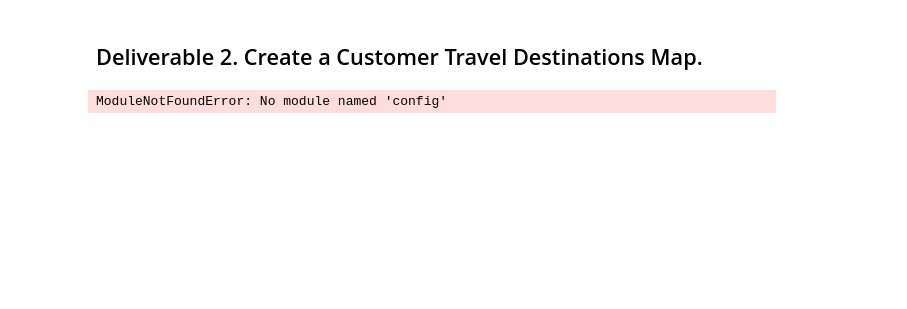
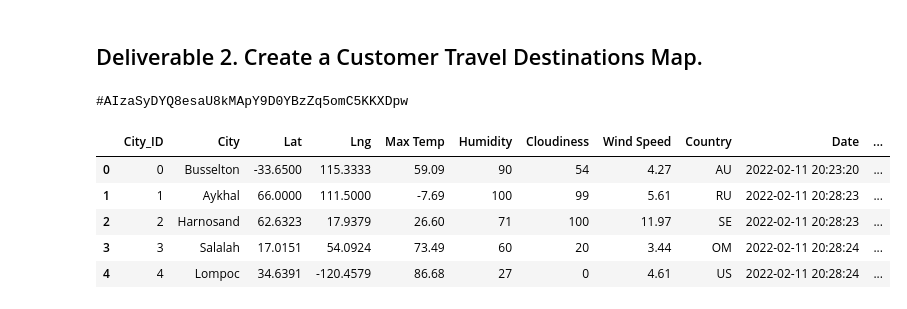
Before and after one commit to Beetleee/World_Weather_Analysis, a Jupyter notebook: Vacation_Search/Vacation_Search.ipynb, the cells around one changed output. Drawn from its saved outputs; the diff is of its cells as text; code cells hidden in the pictures; blank space fills up the shorter version.

```diff
--- a/Vacation_Search/Vacation_Search.ipynb
+++ b/Vacation_Search/Vacation_Search.ipynb
@@ -11,11 +11,19 @@ from config import g_key
 
 # Configure gmaps API key
 gmaps.configure(api_key=g_key)
+print(g_key)
 # %% [output]
-ModuleNotFoundError: No module named 'config'
+#AIzaSyDYQ8esaU8kMApY9D0YBzZq5omC5KKXDpw
 # %%
 # 1. Import the WeatherPy_database.csv file.
-city_data_df = pd.read_csv("Weather_Database/WeatherPy_database.csv")
+city_data_df = pd.read_csv("../Weather_Database/WeatherPy_database.csv")
 city_data_df.head()
+# %% [output]
+|  | City_ID | City | Lat | Lng | Max Temp | Humidity | Cloudiness | Wind Speed | Country | Date | ... |
+| 0 | 0 | Busselton | -33.6500 | 115.3333 | 59.09 | 90 | 54 | 4.27 | AU | 2022-02-11 20:23:20 | ... |
+| 1 | 1 | Aykhal | 66.0000 | 111.5000 | -7.69 | 100 | 99 | 5.61 | RU | 2022-02-11 20:28:23 | ... |
+| 2 | 2 | Harnosand | 62.6323 | 17.9379 | 26.60 | 71 | 100 | 11.97 | SE | 2022-02-11 20:28:23 | ... |
+| 3 | 3 | Salalah | 17.0151 | 54.0924 | 73.49 | 60 | 20 | 3.44 | OM | 2022-02-11 20:28:24 | ... |
+| 4 | 4 | Lompoc | 34.6391 | -120.4579 | 86.68 | 27 | 0 | 4.61 | US | 2022-02-11 20:28:24 | ... |
 # %%
 # 2. Prompt the user to enter minimum and maximum temperature criteria
```
Also changed, not shown: parts of 10 cells of this notebook, 3 other files.
